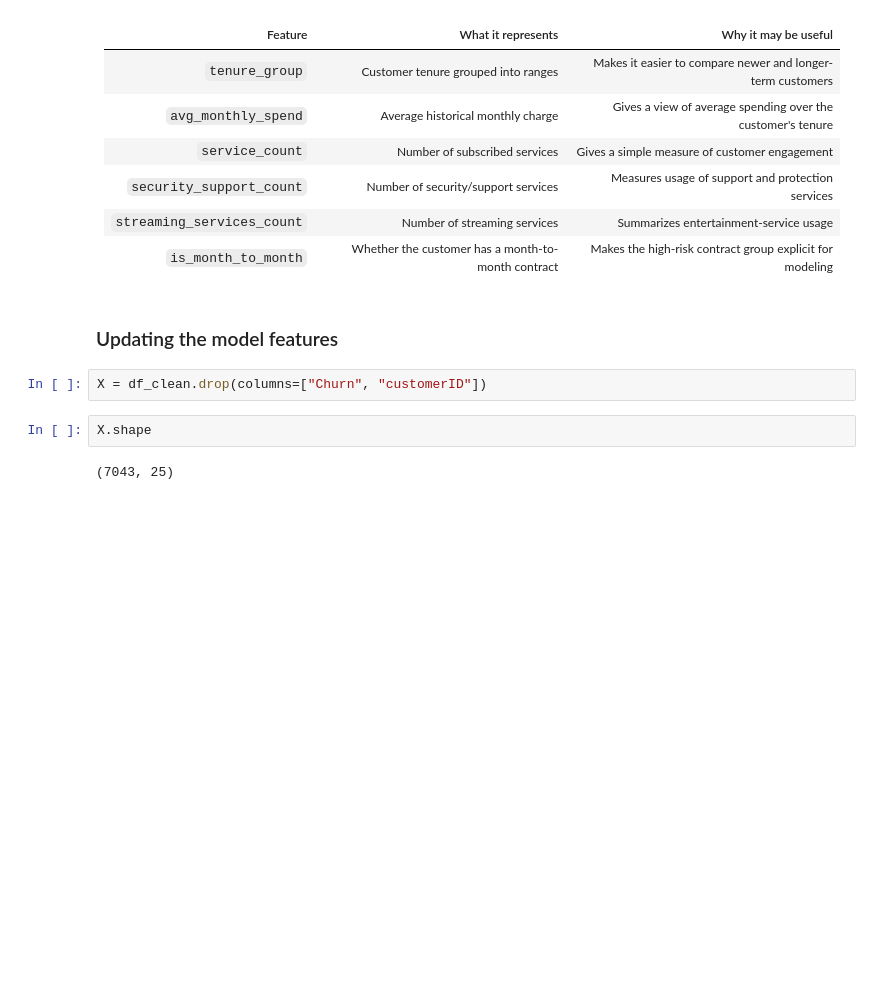
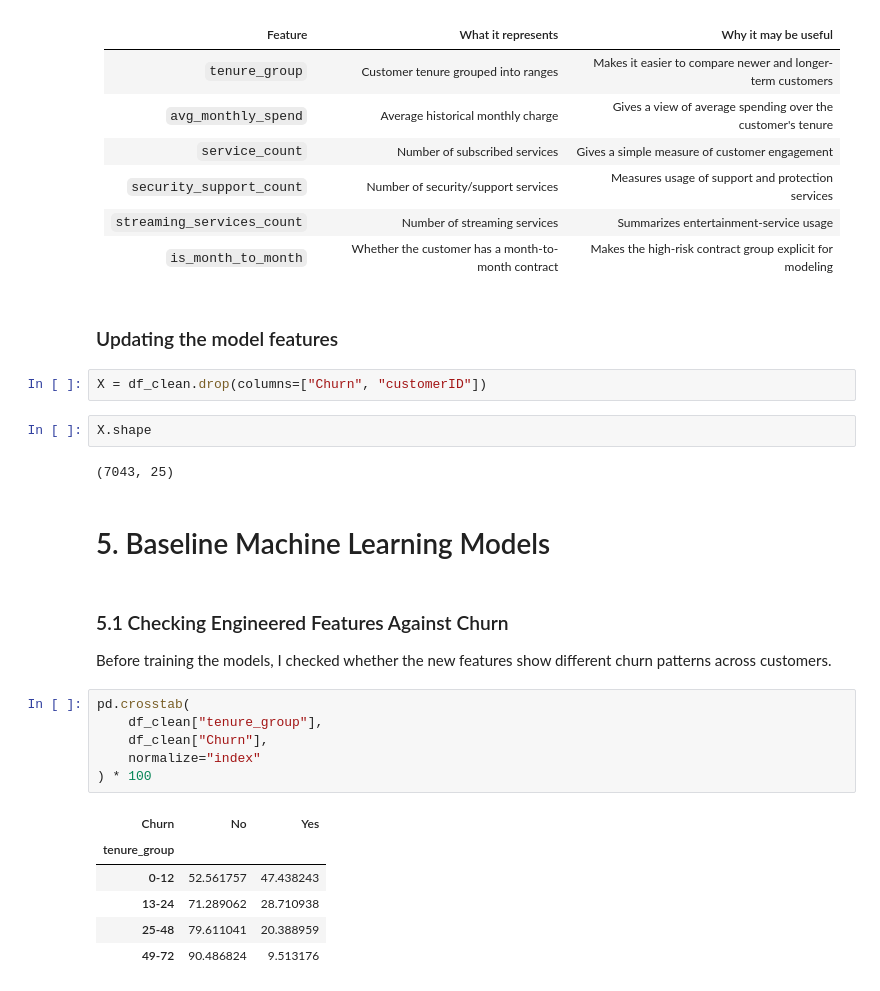
Before and after one commit to francisparwez/telco-customer-churn, a Jupyter notebook: Telco_Churn.ipynb, the cells around one changed output. Drawn from its saved outputs; the diff is of its cells as text; blank space fills up the shorter version.

Commit message:
06 Add baseline machine learning models

```diff
--- a/Telco_Churn.ipynb
+++ b/Telco_Churn.ipynb
@@ -1012,3 +1012,22 @@ X = df_clean.drop(columns=["Churn", "customerID"])
 X.shape
 # %% [output]
 (7043, 25)
+# %% [markdown]
+# 5. Baseline Machine Learning Models
+# %% [markdown]
+### 5.1 Checking Engineered Features Against Churn
+
+Before training the models, I checked whether the new features show different churn patterns across customers.
+# %%
+pd.crosstab(
+    df_clean["tenure_group"],
+    df_clean["Churn"],
+    normalize="index"
+) * 100
+# %% [output]
+| Churn | No | Yes |
+| tenure_group |  |  |
+| 0-12 | 52.561757 | 47.438243 |
+| 13-24 | 71.289062 | 28.710938 |
+| 25-48 | 79.611041 | 20.388959 |
+| 49-72 | 90.486824 | 9.513176 |
```
Also changed, not shown: parts of 50 cells of this notebook, 2 other files.
